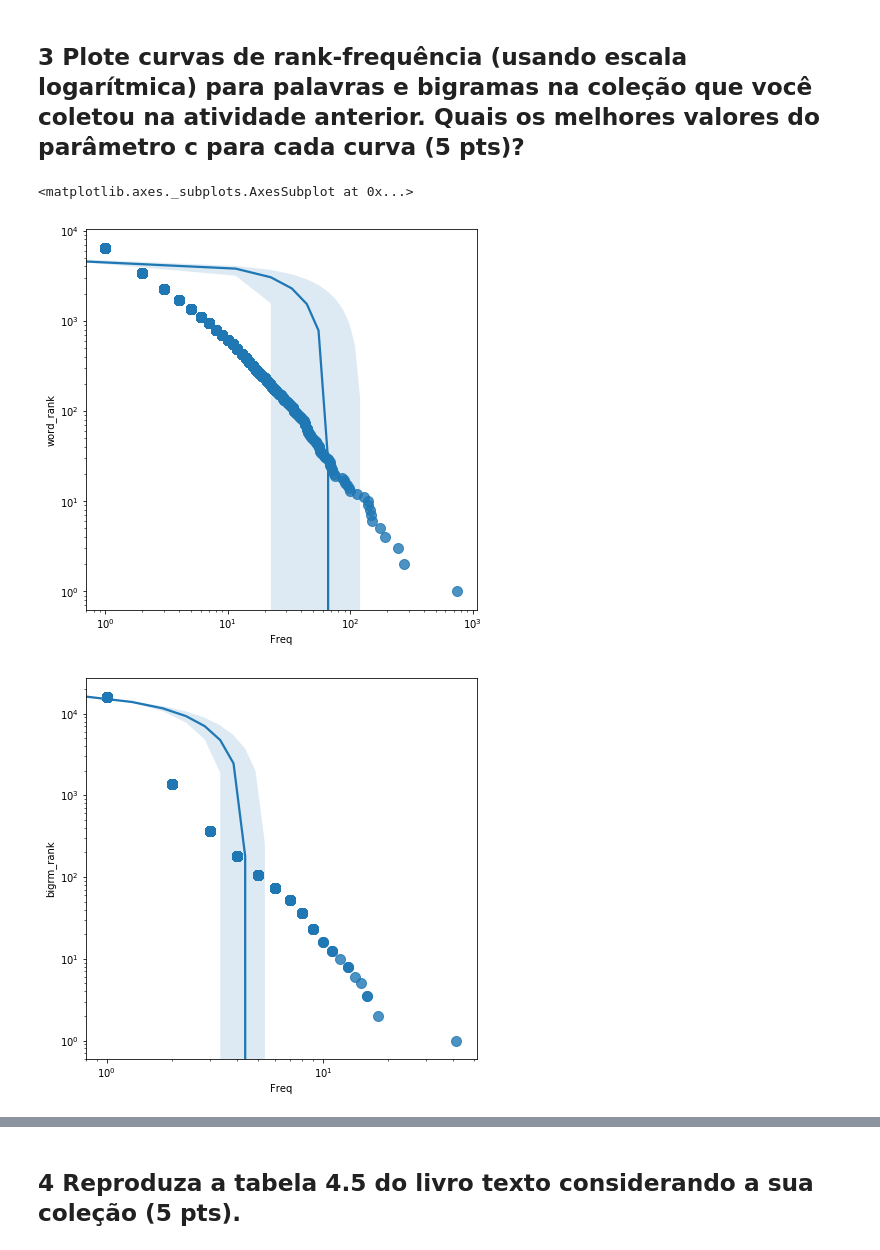
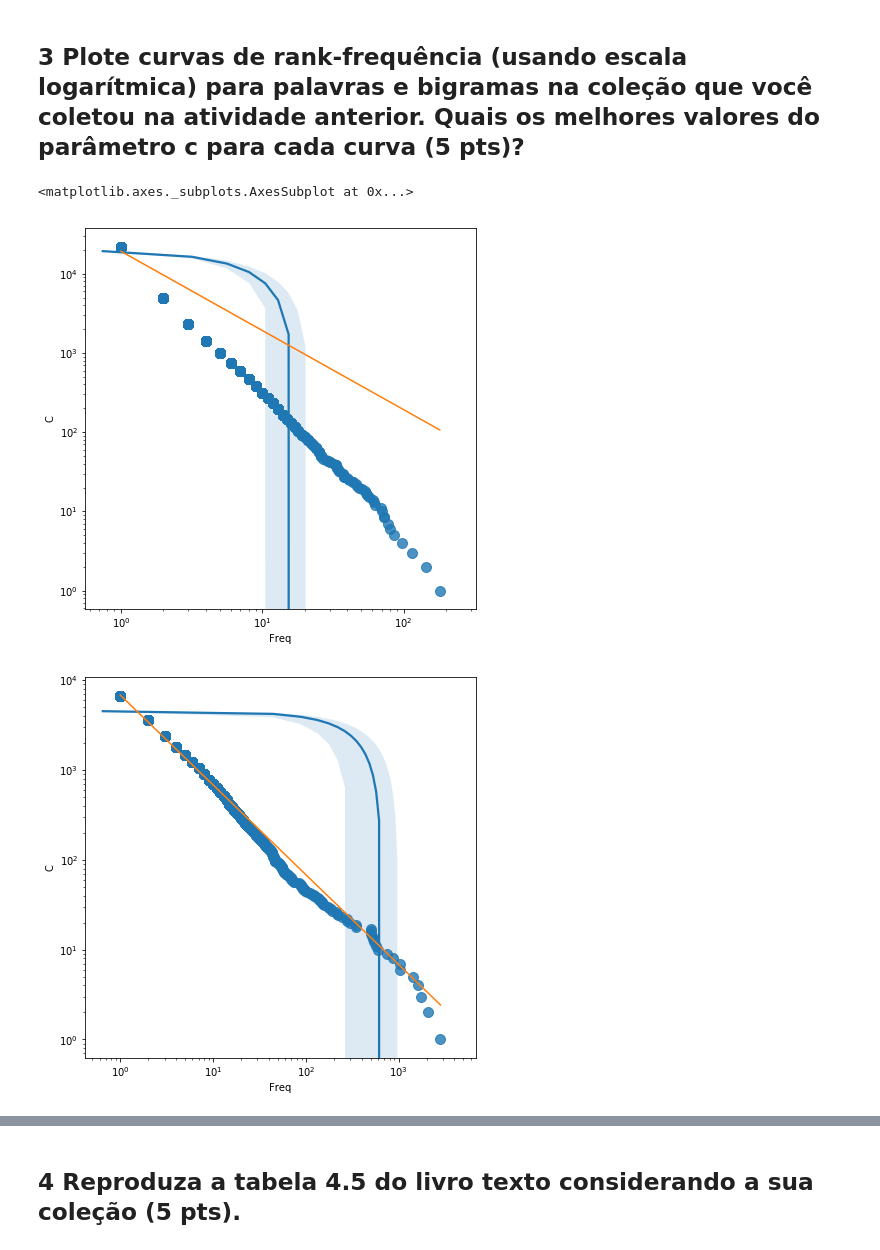
Before and after one commit to matheusgmaia/ri_lab_2, a Jupyter notebook: lab2/Lab2Notebook.ipynb, the cells around one changed output, grey strips where cells are left out. Cells and saved outputs as stored; diff of their text form; code cells hidden in the pictures.

Commit message:
Plot C. Last changes

```diff
--- a/lab2/Lab2Notebook.ipynb
+++ b/lab2/Lab2Notebook.ipynb
@@ -36,7 +36,7 @@ data= data.drop_duplicates(subset='url', keep='last')
 txt = [str(news) for news in data["text"].tolist()]
 words = [nltk.word_tokenize(sentence) for sentence in txt]
 words = [item for sublist in words for item in sublist]
-words=[word.lower() for word in words if (word.isalpha() and (len(word) > 3))]
+words=[word.lower() for word in words if (word.isalpha())]
 
 # New Data frame with Word, Frequency and Ranking columns
 words_df = pd.DataFrame(words, columns=['word']) #All words
@@ -69,7 +69,7 @@ Words ocurring once ----------- 4504
 # %%
 # Prob = Frequency/Total of words
 word_counts['Prob. Per cent'] = (word_counts.Freq/total_words)*100
-word_counts['Prob.'] = word_counts.Freq/total_words
+word_counts['Prob'] = word_counts.Freq/total_words
 
 print(word_counts)
 # %% [output]
@@ -99,21 +99,37 @@ bigrm = [' '.join(b) for b in list(nltk.bigrams(words))]
 bigrm_df = pd.DataFrame(bigrm, columns=['bigrm'])
 
 # New Data Frame with bigram, frequency and ranking
+
 bigrm_counts = bigrm_df.bigrm.value_counts().reset_index()
 bigrm_counts.columns = ['bigrm', 'Freq']
 bigrm_counts['bigrm_rank'] = bigrm_counts.Freq.rank(ascending=False)
+total_bigrm = len(bigrm_counts.index)
+bigrm_counts['Prob'] = bigrm_counts.Freq/total_bigrm
+
 # print(bigrm_counts)
+# %%
+#Find best C usig only mean
+word_counts['rPr'] = (word_counts.word_rank*word_counts.Prob)
+bigrm_counts['rPr'] = (bigrm_counts.bigrm_rank*bigrm_counts.Prob)
+
+
+word_counts['C'] = np.mean(word_counts.rPr) / word_counts.Prob
+bigrm_counts['C'] = np.mean(bigrm_counts.rPr) / bigrm_counts.Prob
 # %%
-#Plot Rank - Frequency
-f, ax = plt.subplots(figsize=(7, 7))
-ax.set(xscale="log", yscale="log")
-sns.regplot("Freq", "word_rank", word_counts, ax=ax, scatter_kws={"s": 100})
+#Plot Rank vs Frequency
 
 f, ax = plt.subplots(figsize=(7, 7))
 ax.set(xscale="log", yscale="log")
 sns.regplot("Freq", "bigrm_rank", bigrm_counts, ax=ax, scatter_kws={"s": 100})
+sns.lineplot(bigrm_counts['Freq'], bigrm_counts['C'])
+
+
+f, ax = plt.subplots(figsize=(7, 7))
+ax.set(xscale="log", yscale="log")
+sns.regplot("Freq", "word_rank", word_counts, ax=ax, scatter_kws={"s": 100})
+sns.lineplot(word_counts['Freq'], word_counts['C'])
 # %% [output]
 <matplotlib.axes._subplots.AxesSubplot at 0x...>
-[figure, old version]
+[figure, new version]
-[figure, old version]
+[figure, new version]
 # %%
```
Also changed, not shown: parts of 6 cells of this notebook.
